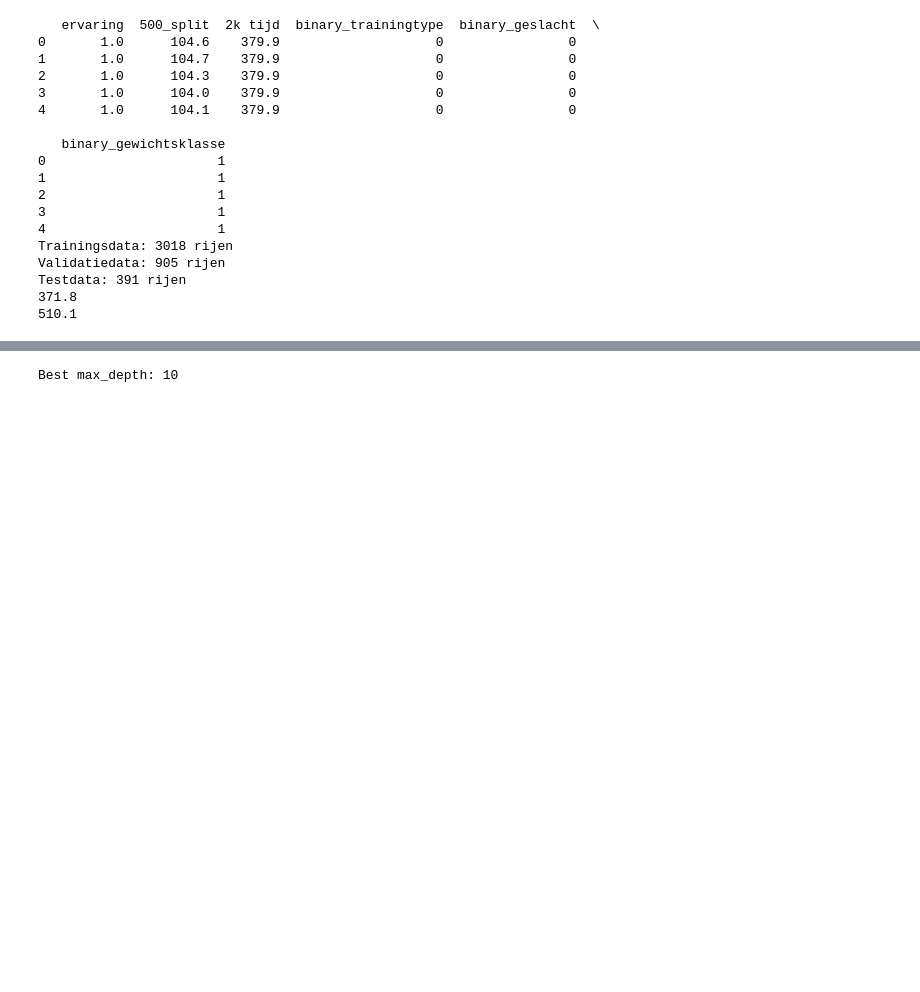
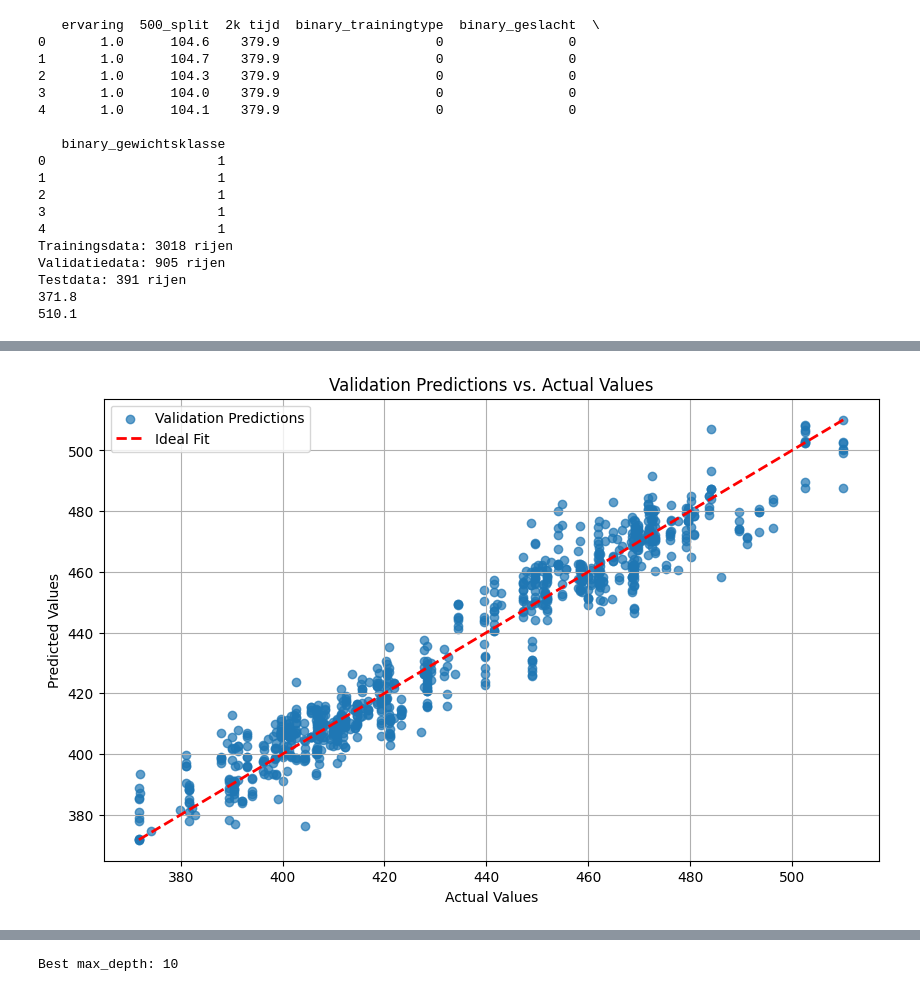
Before and after one commit to bibidemarezoyens/LB, a Jupyter notebook: randomforest.ipynb, the cells around one changed output, grey strips where cells are left out. Cells and saved outputs as stored; diff of their text form; code cells hidden in the pictures; blank space fills up the shorter version.

Commit message:
alles geplot en r2 scores vergeleken

```diff
--- a/randomforest.ipynb
+++ b/randomforest.ipynb
@@ -123,0 +86,90 @@ rse = 7.272802573459316
+# %%
+regr = RandomForestRegressor(max_depth=10, random_state=0)
+
+regr.fit(X_train_scaled, y_train)
+
+val_pred = regr.predict(X_val_scaled)
+
+predictions = regr.predict(X_test_scaled)
+prediction1 = regr.predict(np.array([[1, 104.6, 0, 0, 1]]))
+print(prediction1)
+print(predictions)
+
+from sklearn.metrics import mean_squared_error, r2_score
+mse = mean_squared_error(y_test, predictions)
+mse_val = mean_squared_error(y_val, val_pred)
+print(f"mse = {mse}")
+print(f"mse_val = {mse_val}")
+
+rse = np.sqrt(mse)
+print(f"rse = {rse}")
+
+val_r2 = r2_score(y_val, y_val)
+print(f"val_r2 = {val_r2}")
+test_r2 = r2_score(y_test, y_test)
+print(f"test_r2 = {test_r2}")
+
+from sklearn.metrics import mean_squared_error, r2_score
+
+# Assuming X_train_scaled, X_val_scaled, X_test_scaled, y_train, y_val, and y_test are defined
+
+# Train the RandomForestRegressor
+regr = RandomForestRegressor(max_depth=10, random_state=0)
+regr.fit(X_train_scaled, y_train)
+
+# Predictions
+val_pred = regr.predict(X_val_scaled)
+predictions = regr.predict(X_test_scaled)
+prediction1 = regr.predict(np.array([[1, 104.6, 0, 0, 1]]))
+
+print(prediction1)
+print(predictions)
+
+# Metrics
+mse = mean_squared_error(y_test, predictions)
+mse_val = mean_squared_error(y_val, val_pred)
+rse = np.sqrt(mse)
+
+print(f"mse = {mse}")
+print(f"mse_val = {mse_val}")
+print(f"rse = {rse}")
+
+val_r2 = r2_score(y_val, val_pred)
+test_r2 = r2_score(y_test, predictions)
+
+print(f"val_r2 = {val_r2}")
+print(f"test_r2 = {test_r2}")
+
+# Plot 1: Predictions vs Actual for Validation Set
+plt.figure(figsize=(10, 6))
+plt.scatter(y_val, val_pred, alpha=0.7, label='Validation Predictions')
+plt.plot([min(y_val), max(y_val)], [min(y_val), max(y_val)], color='red', linestyle='--', linewidth=2, label='Ideal Fit')
+plt.xlabel('Actual Values')
+plt.ylabel('Predicted Values')
+plt.title('Validation Predictions vs. Actual Values')
+plt.legend()
+plt.grid(True)
+plt.show()
+
+# Plot 2: Predictions vs Actual for Test Set
+plt.figure(figsize=(10, 6))
+plt.scatter(y_test, predictions, alpha=0.7, label='Test Predictions')
+plt.plot([min(y_test), max(y_test)], [min(y_test), max(y_test)], color='red', linestyle='--', linewidth=2, label='Ideal Fit')
+plt.xlabel('Actual Values')
+plt.ylabel('Predicted Values')
+plt.title('Test Predictions vs. Actual Values')
+plt.legend()
+plt.grid(True)
+plt.show()
+
+# Plot 3: Residuals for Test Set
+residuals_test = y_test - predictions
+plt.figure(figsize=(10, 6))
+plt.scatter(predictions, residuals_test, alpha=0.7)
+plt.axhline(0, color='red', linestyle='--', linewidth=2)
+plt.xlabel('Predicted Values')
+plt.ylabel('Residuals')
+plt.title('Residual Analysis (Test Set)')
+plt.grid(True)
+plt.show()
+# %% [output]
@@ -123,0 +193 @@ rse = 7.272802573459316
+[figure, added]
```
Also changed, not shown: parts of 2 cells of this notebook, 2 other files.
